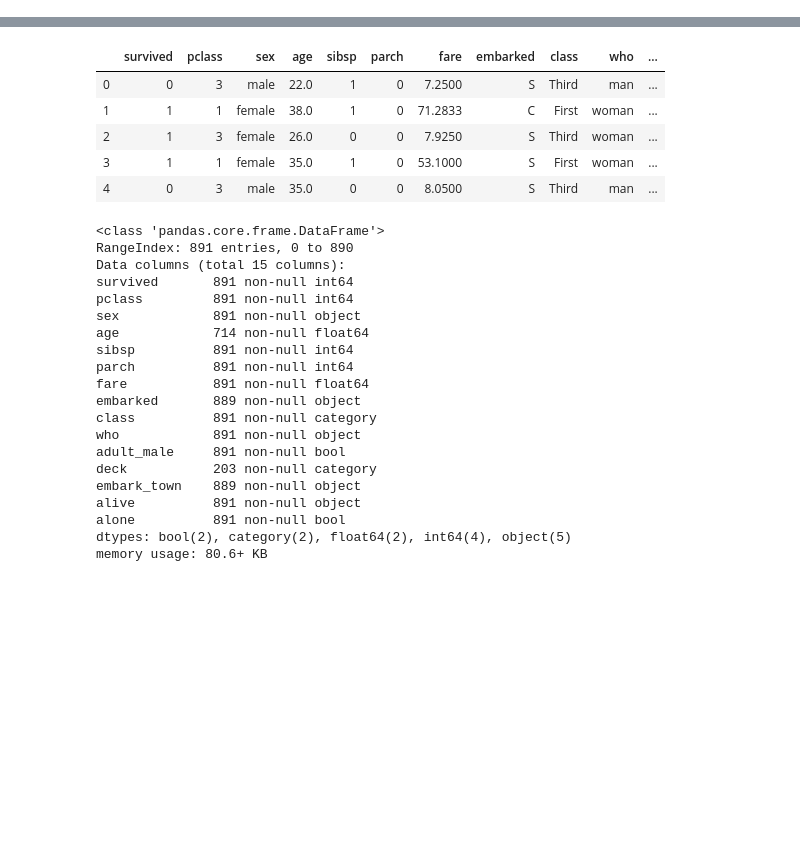
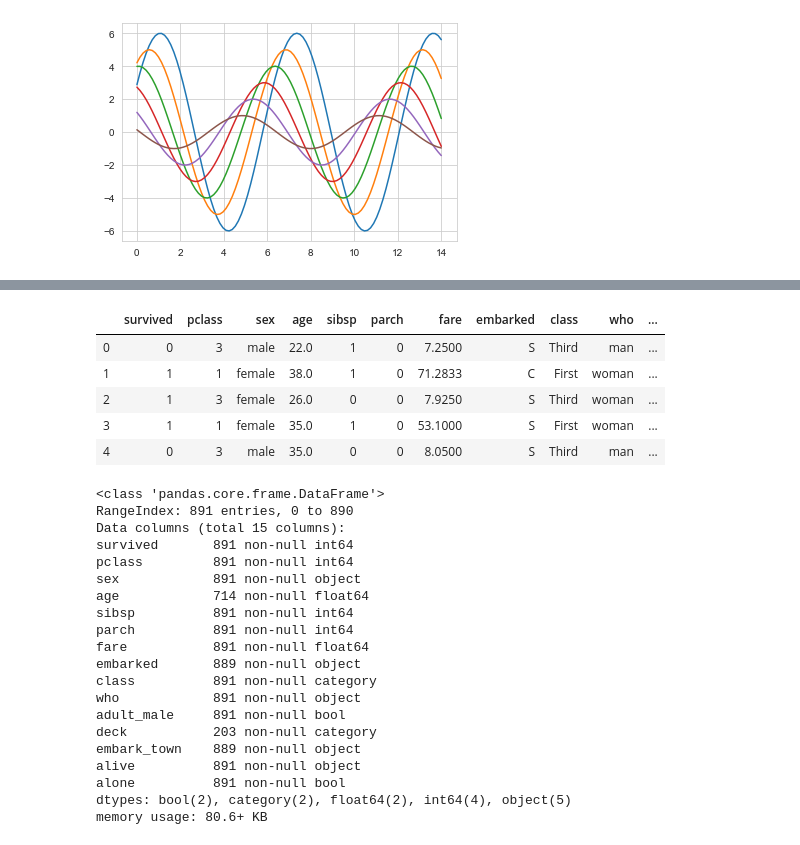
Before and after one commit to iomguy/PythonIntroCourse2020, a Jupyter notebook: notebooks/19_sns_plotly.ipynb, the cells around one changed output, grey strips where cells are left out. Saved outputs shown, nothing was run; the diff lists cells and outputs as text; code cells hidden in the pictures; blank space fills up the shorter version.

```diff
--- a/notebooks/19_sns_plotly.ipynb
+++ b/notebooks/19_sns_plotly.ipynb
@@ -7,0 +36,5 @@ sns.set_style('whitegrid')
+# %%
+# затем они вернутся к стилю по-умолчанию
+sinplot()
+# %% [output]
+[figure, added]
```
Also changed, not shown: parts of 10 cells of this notebook, 23 other files.
